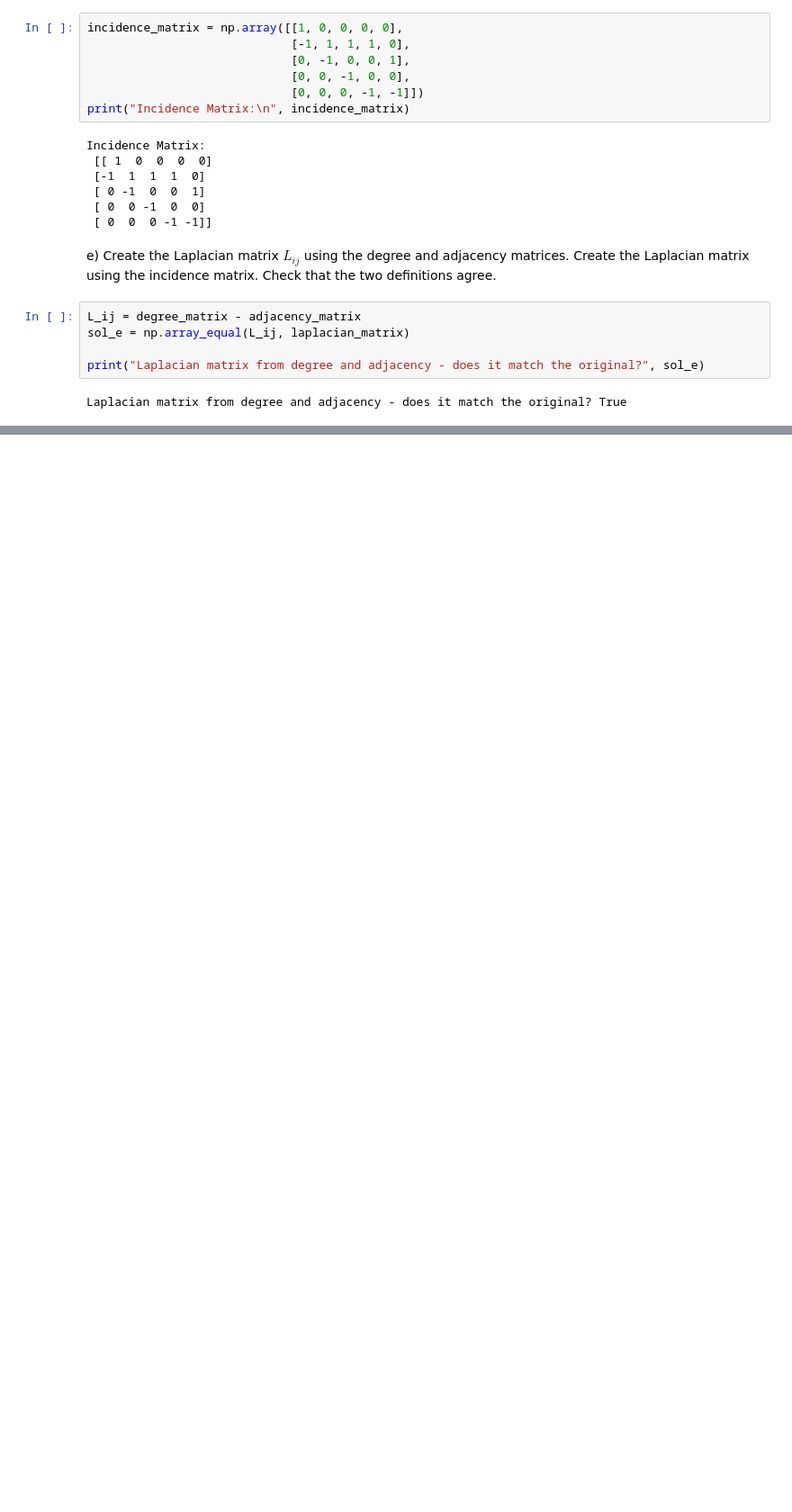
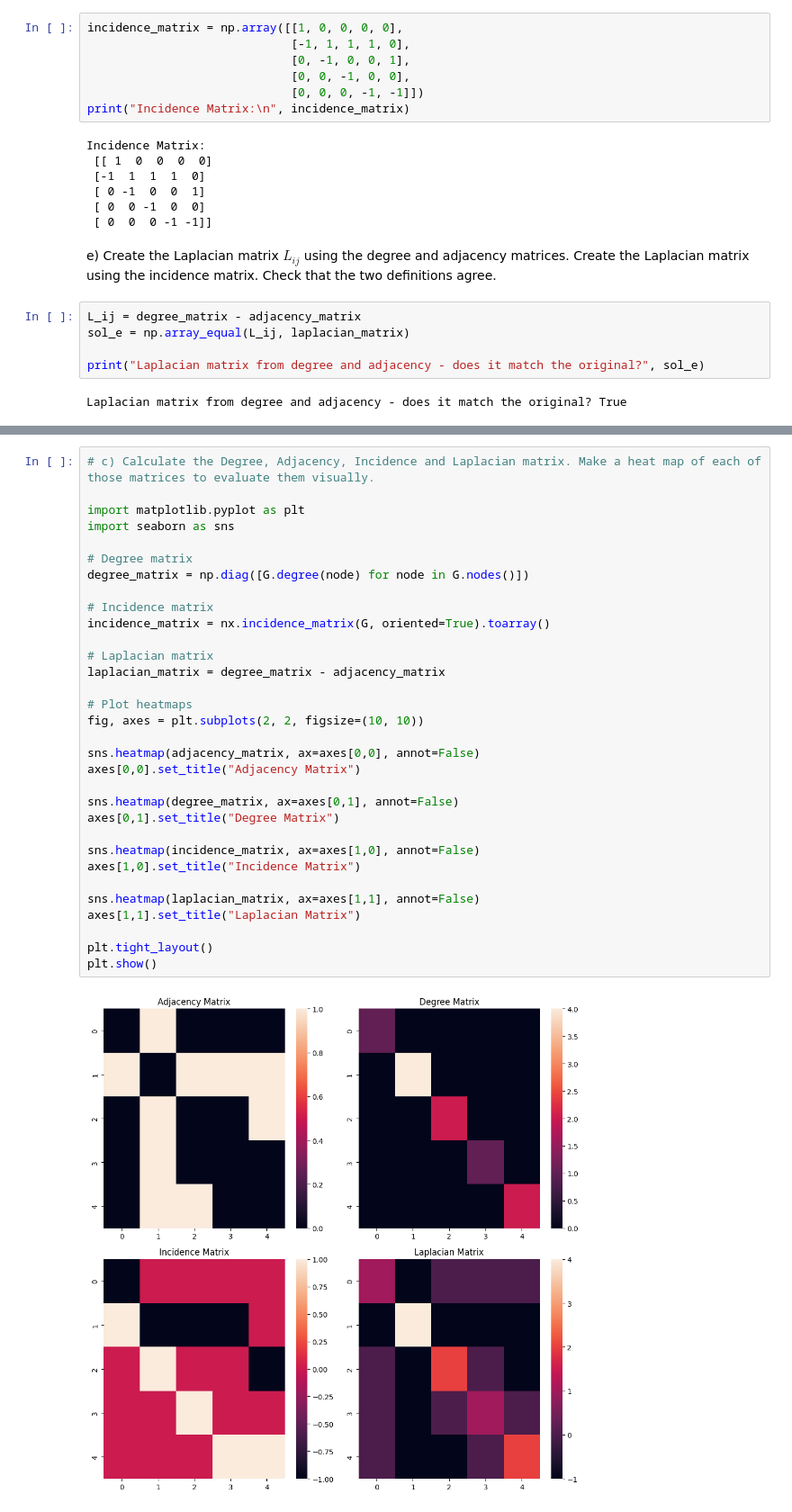
Before and after one commit to mathilderask/IEG_46770, a Jupyter notebook: Lec4/Week_4_M.ipynb, the cells around one changed output, grey strips where cells are left out. Shown at 90% size. Drawn from its saved outputs; the diff is of its cells as text; blank space fills up the shorter version.

```diff
--- a/Lec4/Week_4_M.ipynb
+++ b/Lec4/Week_4_M.ipynb
@@ -173,0 +204,34 @@ Laplacian matrix from degree and adjacency - does it match the original? True
+# %%
+# c) Calculate the Degree, Adjacency, Incidence and Laplacian matrix. Make a heat map of each of those matrices to evaluate them visually.
+
+import matplotlib.pyplot as plt
+import seaborn as sns
+
+# Degree matrix
+degree_matrix = np.diag([G.degree(node) for node in G.nodes()])
+
+# Incidence matrix
+incidence_matrix = nx.incidence_matrix(G, oriented=True).toarray()
+
+# Laplacian matrix
+laplacian_matrix = degree_matrix - adjacency_matrix
+
+# Plot heatmaps
+fig, axes = plt.subplots(2, 2, figsize=(10, 10))
+
+sns.heatmap(adjacency_matrix, ax=axes[0,0], annot=False)
+axes[0,0].set_title("Adjacency Matrix")
+
+sns.heatmap(degree_matrix, ax=axes[0,1], annot=False)
+axes[0,1].set_title("Degree Matrix")
+
+sns.heatmap(incidence_matrix, ax=axes[1,0], annot=False)
+axes[1,0].set_title("Incidence Matrix")
+
+sns.heatmap(laplacian_matrix, ax=axes[1,1], annot=False)
+axes[1,1].set_title("Laplacian Matrix")
+
+plt.tight_layout()
+plt.show()
+# %% [output]
+[figure, added]
```
Also changed, not shown: parts of 10 cells of this notebook.
